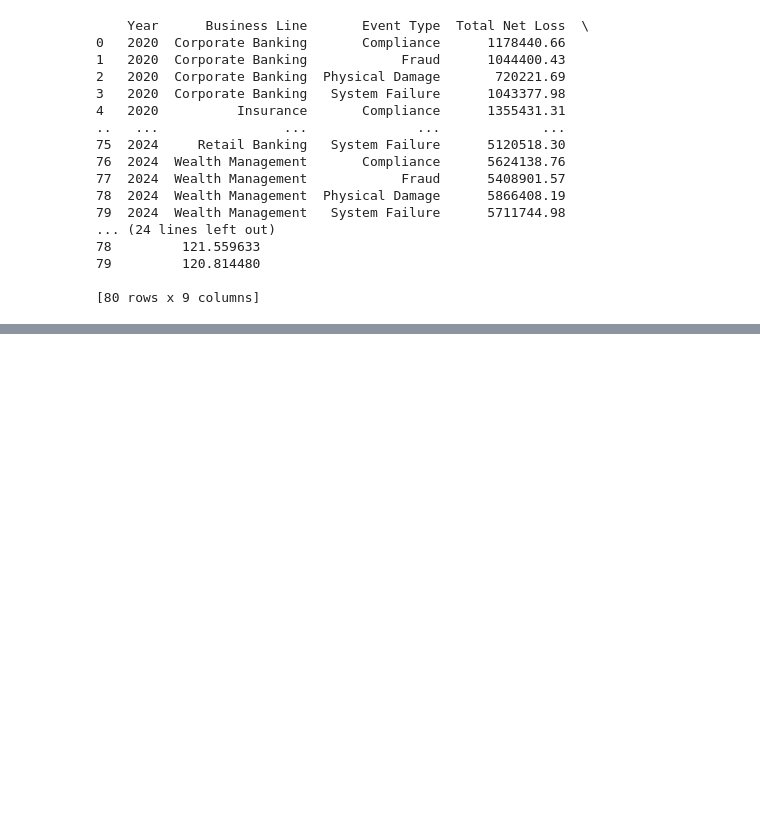
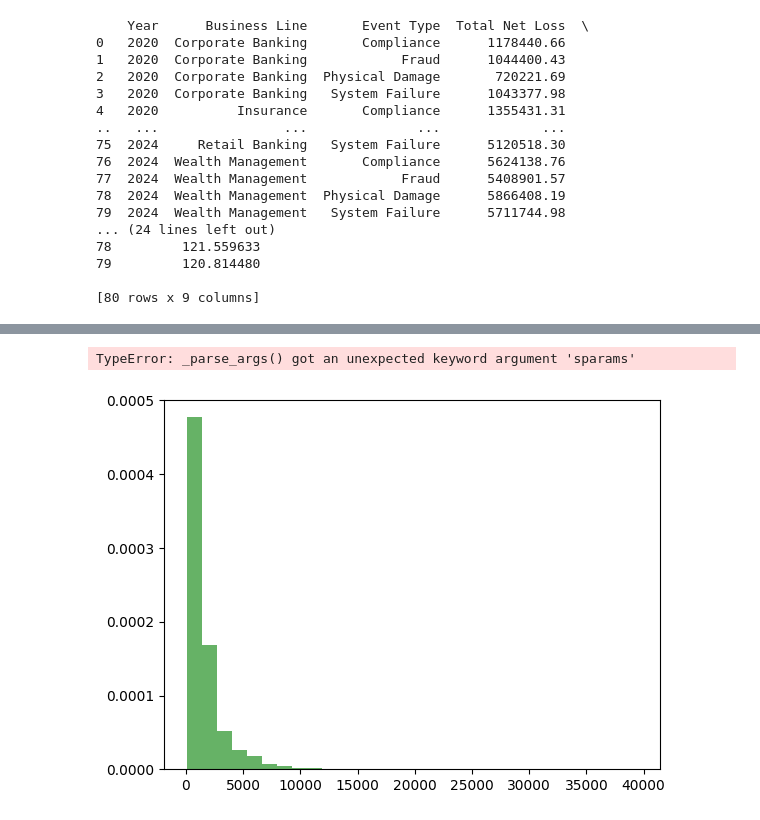
Before and after one commit to himanshu706991/LDA-Methods, a Jupyter notebook: montecarlowise.ipynb, the cells around one changed output, grey strips where cells are left out. Cells and saved outputs as stored; diff of their text form; code cells hidden in the pictures; blank space fills up the shorter version.

```diff
--- a/montecarlowise.ipynb
+++ b/montecarlowise.ipynb
@@ -1190,0 +2083,29 @@ print(result_df)
+# %%
+import numpy as np
+import matplotlib.pyplot as plt
+from scipy.stats import lognorm
+
+# Simulated loss amounts that follow a log-normal distribution
+np.random.seed(42)
+shape = 0.954  # Shape parameter (sigma)
+scale = 1000   # Scale parameter (mu)
+size = 1000    # Sample size
+
+# Generate log-normal distributed loss data
+loss_data = lognorm.rvs(s=shape, scale=scale, size=size)
+
+# Plotting the histogram of the simulated loss data
+plt.hist(loss_data, bins=30, density=True, alpha=0.6, color='g')
+
+# Plot the theoretical log-normal distribution curve
+x = np.linspace(min(loss_data), max(loss_data), 100)
+pdf = lognorm.pdf(x, sparams=shape, scale=scale)
+plt.plot(x, pdf, 'r-', lw=2, label='Log-normal fit')
+plt.title('Log-Normal Distribution Fit')
+plt.xlabel('Loss Amount')
+plt.ylabel('Density')
+plt.legend()
+plt.show()
+# %% [output]
+TypeError: _parse_args() got an unexpected keyword argument 'sparams'
+[figure, added]
```
Also changed, not shown: parts of 11 cells of this notebook.
